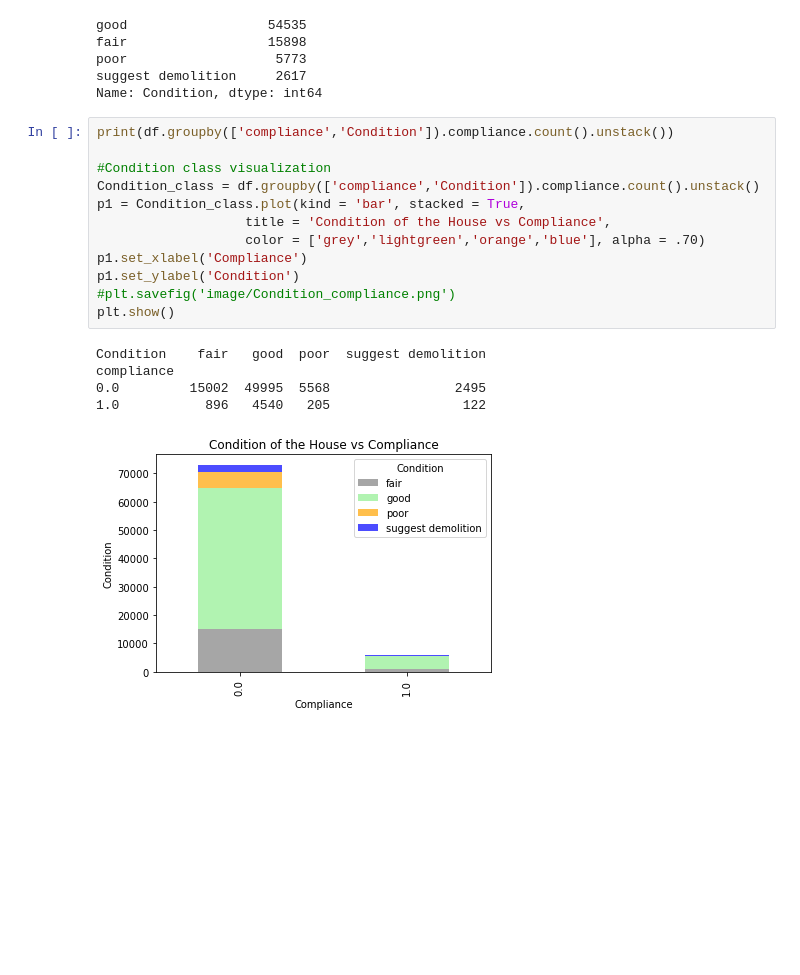
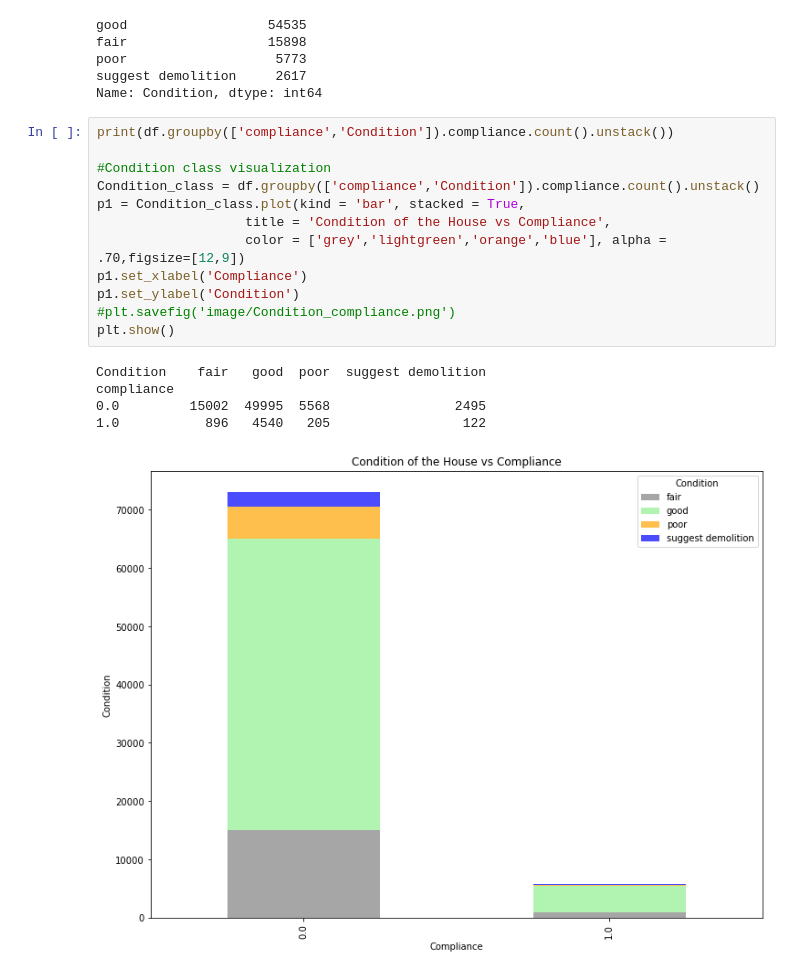
Before and after one commit to Kelvin-Arellano/nyc_mhtn_ds_Project_3, a Jupyter notebook: ingeniring.ipynb, the cells around one changed output. Cells and saved outputs as stored; diff of their text form; blank space fills up the shorter version.

Commit message:
updated visuals

```diff
--- a/ingeniring.ipynb
+++ b/ingeniring.ipynb
@@ -304,21 +304,21 @@ Name: Condition, dtype: int64
 # %%
 print(df.groupby(['compliance','Condition']).compliance.count().unstack())
 
 #Condition class visualization
 Condition_class = df.groupby(['compliance','Condition']).compliance.count().unstack()
 p1 = Condition_class.plot(kind = 'bar', stacked = True,
                    title = 'Condition of the House vs Compliance',
-                   color = ['grey','lightgreen','orange','blue'], alpha = .70)
+                   color = ['grey','lightgreen','orange','blue'], alpha = .70,figsize=[12,9])
 p1.set_xlabel('Compliance')
 p1.set_ylabel('Condition')
 #plt.savefig('image/Condition_compliance.png')
 plt.show()
 # %% [output]
 Condition    fair   good  poor  suggest demolition
 compliance
 0.0         15002  49995  5568                2495
 1.0           896   4540   205                 122
-[figure, old version]
+[figure, new version]
 # %%
 print(df.groupby(['compliance','Fire']).Fire.count().unstack())
 
```
Also changed, not shown: parts of 4 cells of this notebook.
